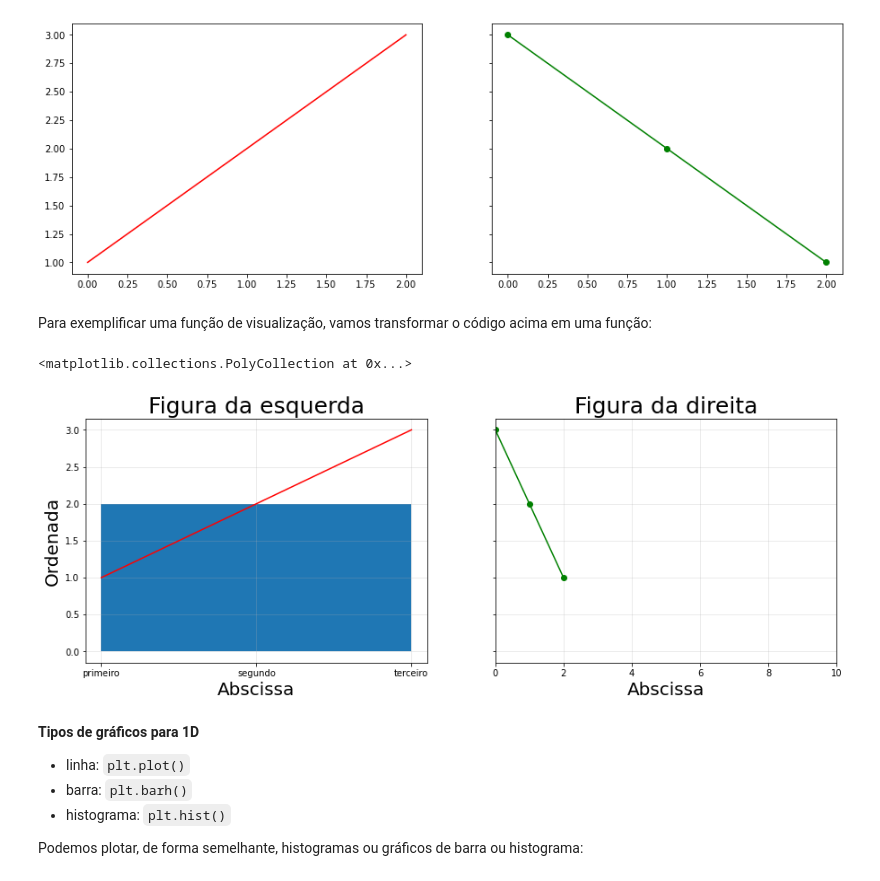
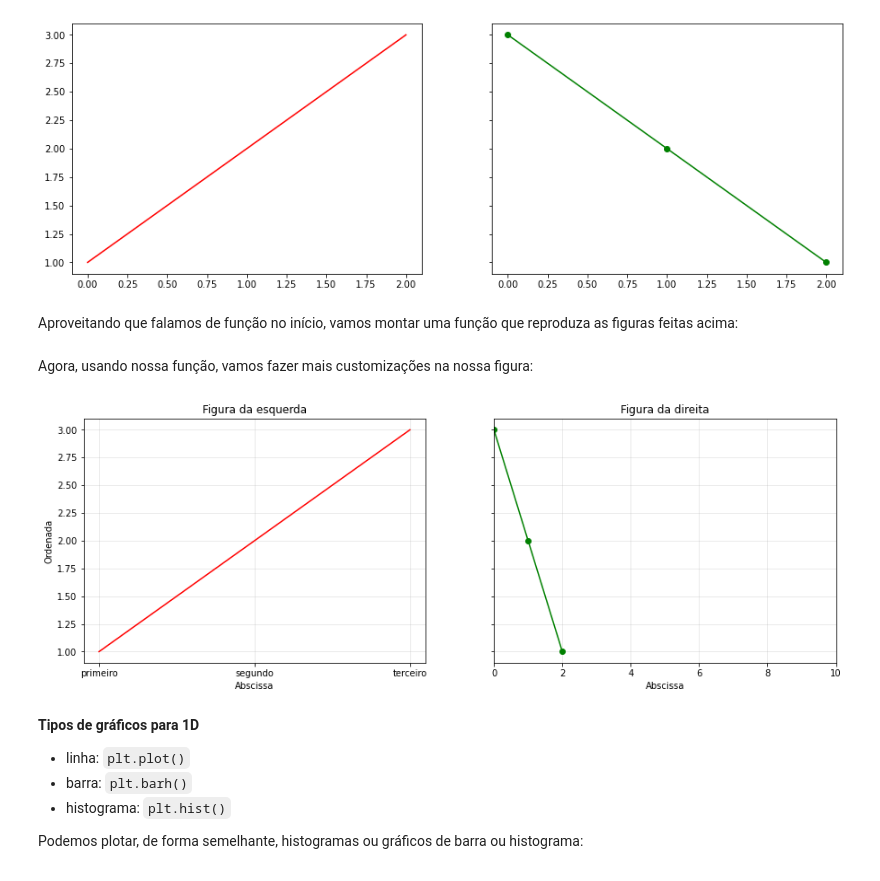
Before and after one commit to nilodna/python-basico, a Jupyter notebook: aulas/aula03.ipynb, the cells around one changed output. Saved outputs shown, nothing was run; the diff lists cells and outputs as text; code cells hidden in the pictures.

```diff
--- a/aulas/aula03.ipynb
+++ b/aulas/aula03.ipynb
@@ -374,8 +390,8 @@ axes[1].plot([3,2,1], 'g-o')
 # %% [output]
 [<matplotlib.lines.Line2D at 0x...>]
 [figure]
-# %% [markdown]
-Para exemplificar uma função de visualização, vamos transformar o código acima em uma função:
+# %% [markdown]
+Aproveitando que falamos de função no início, vamos montar uma função que reproduza as figuras feitas acima:
 # %%
 def plot_simples():
     fig,axes = plt.subplots(nrows=1, ncols=2, sharey=True, figsize=(15,5))
@@ -389,36 +405,36 @@ def plot_simples():
 
     # retornamos fig e axes pq precisaremos no futuro
     return fig,axes
+# %% [markdown]
+Agora, usando nossa função, vamos fazer mais customizações na nossa figura:
 # %%
+import numpy as np
 # usando a função. Note que atribuimos o retorno da função a duas variáveis
 fig,axes = plot_simples()
 
 # inserindo rótulos ao eixo das abscissas (x) e ordenada (y):
-axes[0].set_xlabel('Abscissa', fontsize=20)
-axes[0].set_ylabel('Ordenada', fontsize=20)
-axes[1].set_xlabel('Abscissa', fontsize=20)
+axes[0].set_xlabel('Abscissa')
+axes[0].set_ylabel('Ordenada')
+axes[1].set_xlabel('Abscissa')
 
 # adicionando um título para cada subplot
-axes[0].set_title('Figura da esquerda', fontsize=25)
-axes[1].set_title('Figura da direita', fontsize=25)
+axes[0].set_title('Figura da esquerda')
+axes[1].set_title('Figura da direita')
 
 # podemos configurar o intervalo discreto das abscissas e ordenadas
 axes[0].set_xticks(np.arange(0,3,1))
 
 # podemos ainda trocar os rótulos de cada tick
 axes[0].set_xticklabels(['primeiro', 'segundo', 'terceiro'])
 
 # configurar os limites
 axes[1].set_xlim([0,10])
 
 # inserindo outros elementos:
 axes[0].grid('--', alpha=.3)
 axes[1].grid('--', alpha=.3)
-
-# axes[0].fill_between([0,1,2], 0, 2)
 # %% [output]
-<matplotlib.collections.PolyCollection at 0x...>
-[figure, old version]
+[figure, new version]
 # %% [markdown]
 **Tipos de gráficos para 1D**
 
```
Also changed, not shown: parts of 77 cells of this notebook, 2 other files.
